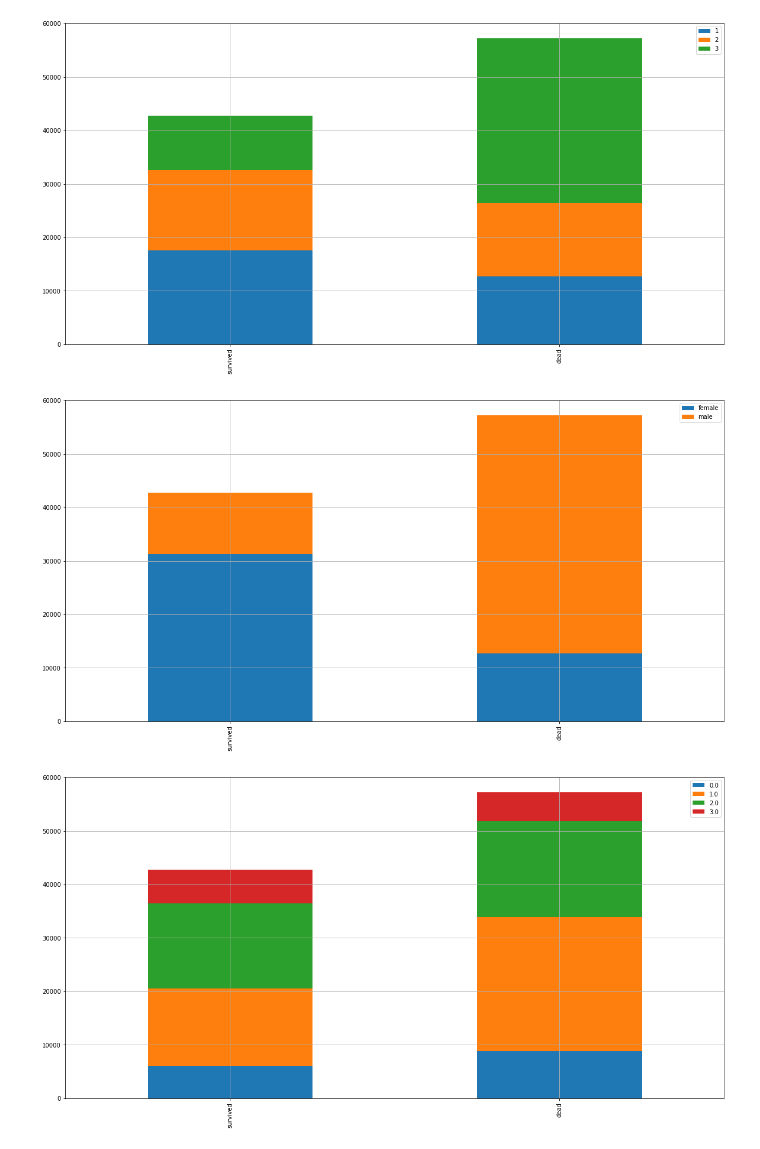
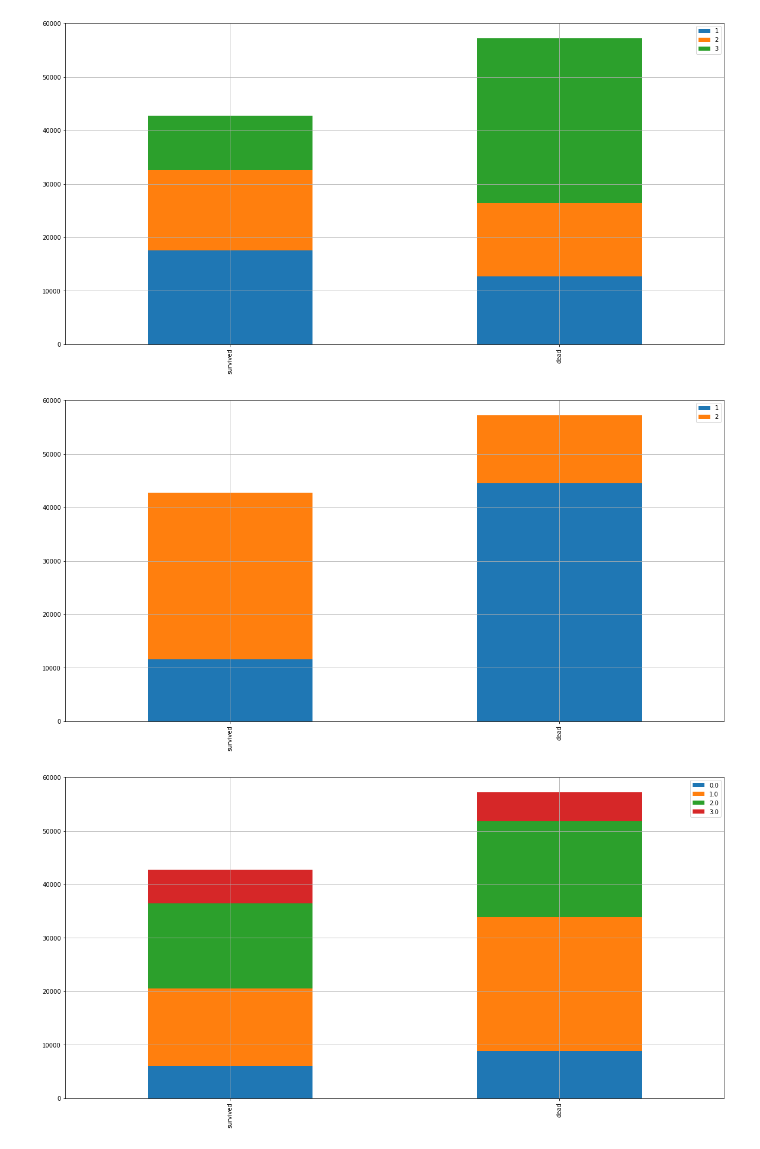
Before and after one commit to TaeYeon-kim-ai/STUDY_1.py, a Jupyter notebook: kaggle/Titanic_model02_XGB.ipynb, the cells around one changed output. Drawn from its saved outputs; the diff is of its cells as text; code cells hidden in the pictures.

```diff
--- a/kaggle/Titanic_model02_XGB.ipynb
+++ b/kaggle/Titanic_model02_XGB.ipynb
@@ -45,15 +30,21 @@ from sklearn.preprocessing import LabelEncoder, StandardScaler
 from sklearn.model_selection import train_test_split, KFold, StratifiedKFold
 
 import lightgbm as lgb
-import catboost as ctb
 from sklearn.model_selection import GridSearchCV
 from sklearn.tree import DecisionTreeClassifier, export_graphviz
+
+from sklearn.feature_selection import SelectKBest, f_classif
+from sklearn import metrics
+from sklearn.metrics import accuracy_score, roc_auc_score, roc_curve
+from sklearn.pipeline import Pipeline
+from sklearn.ensemble import RandomForestClassifier # 유명한 randomforestclassfier 입니다.
+from sklearn import metrics # 모델의 평가를 위해서 씁니다
 
 import warnings
 warnings.simplefilter('ignore')
 
-df_train = pd.read_csv("train.csv")
-df_test = pd.read_csv("test.csv")
+df_train = pd.read_csv("input/train.csv")
+df_test = pd.read_csv("input/test.csv")
 df_train.head()
 df_train
 # %% [output]
@@ -229,6 +214,4 @@ Embarked           0
 dtype: int64
-# %%
-df_train = df_train.drop(['Name', 'Ticket', 'Cabin'], axis = 1)
 # %%
 df_train
 # %% [output]
@@ -274,10 +257,13 @@ def bar_chart(feature) :
 bar_chart('Pclass') #1등석 산 비중 높음
 # %% [output]
 [figure]
-# %%
-bar_chart('Sex') # -- 여자가 많이 산 듯함.
-# %% [output]
-[figure, removed]
+# %%
+#데이터 숫자 변환 #남여 남 = 1, 여자 = 2
+df_train.loc[df_train['Sex'] == 'male', 'Sex'] = 1
+df_train.loc[df_train['Sex'] == 'female', 'Sex'] = 2
+bar_chart('Sex') # -- 여자가 많이 산 듯함.
+# %% [output]
+[figure, added]
 # %%
 #연령
 df_train.loc[df_train['Age'] <=20, 'Age'] = 0
```
Also changed, not shown: parts of 12 cells of this notebook, 5 other files.
